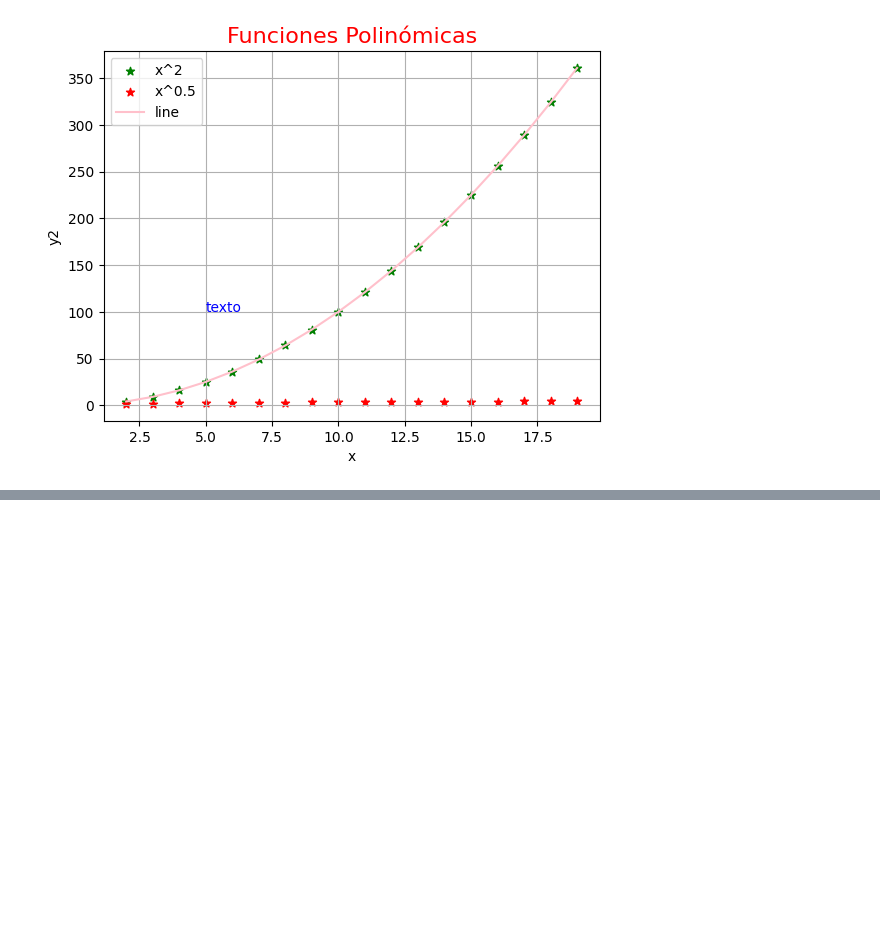
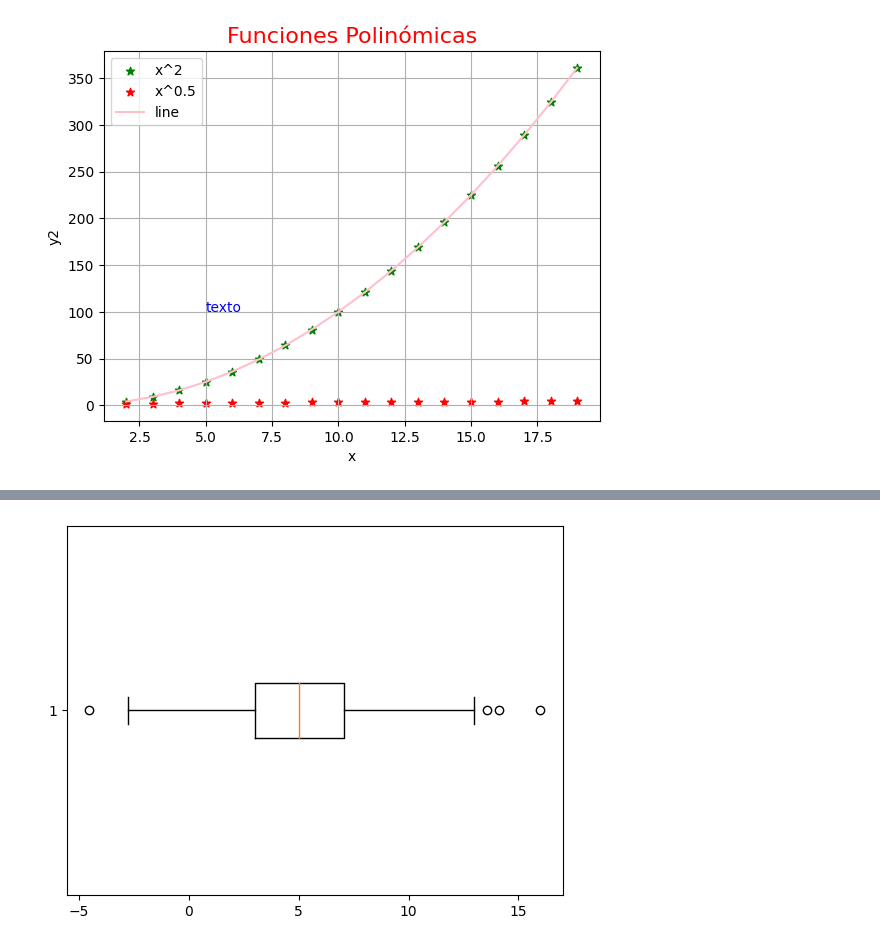
Before and after one commit to RobertDS-15/ESEITBigData2022B, a Jupyter notebook: notebooks/0.4.rcortes-visualizacion_datos.ipynb, the cells around one changed output, grey strips where cells are left out. Cells and saved outputs as stored; diff of their text form; code cells hidden in the pictures; blank space fills up the shorter version.

```diff
--- a/notebooks/0.4.rcortes-visualizacion_datos.ipynb
+++ b/notebooks/0.4.rcortes-visualizacion_datos.ipynb
@@ -26,0 +47,4 @@ Text(5, 100, 'texto')
+# %%
+plt.boxplot(x, vert=False);
+# %% [output]
+[figure, added]
```
Also changed, not shown: parts of 4 cells of this notebook.
